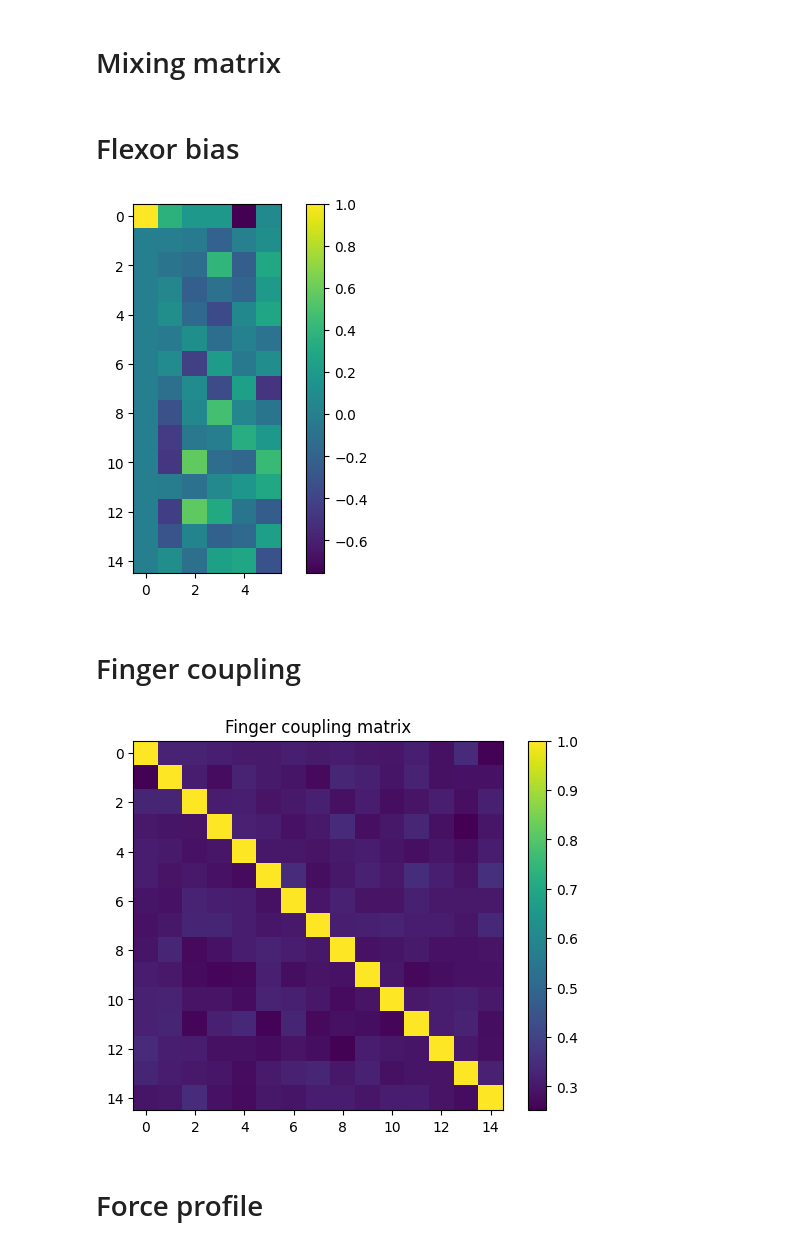
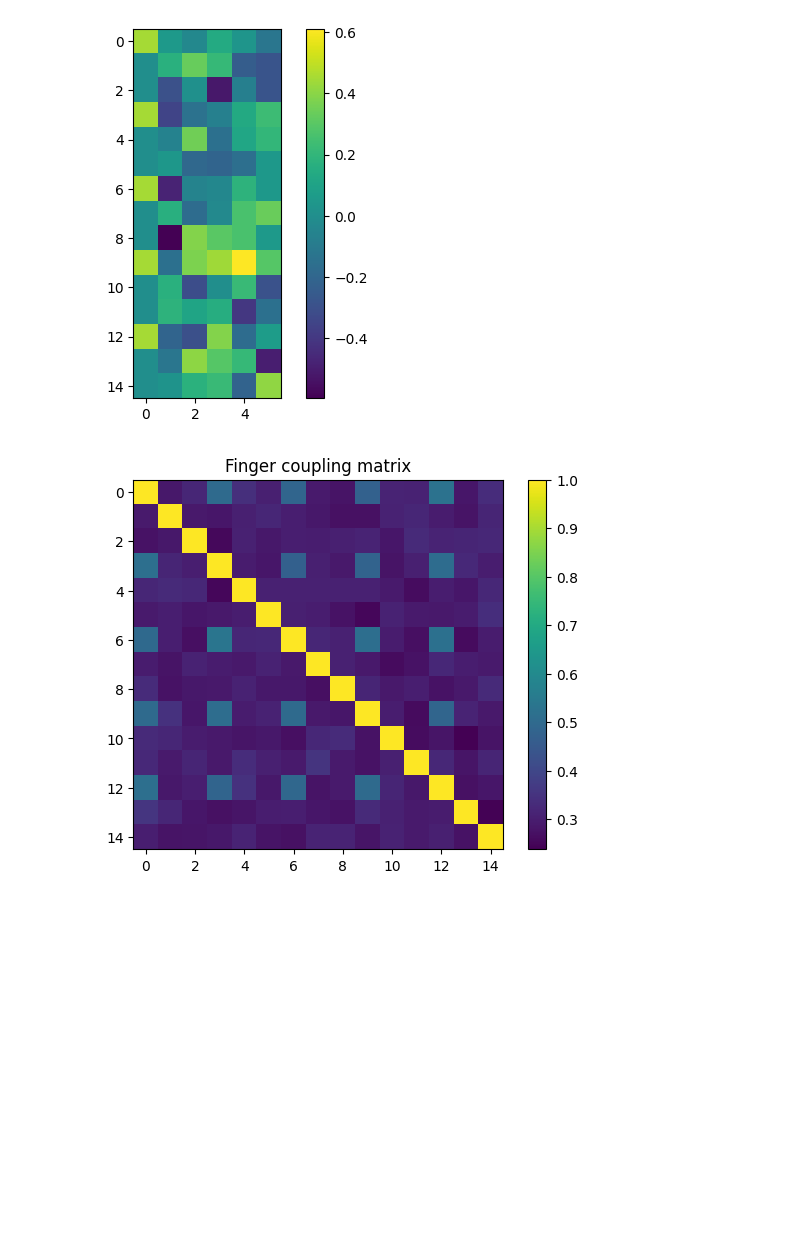
Before and after one commit to mnlmrc/OffManifoldLearning, a Jupyter notebook: notebooks/simulations.ipynb, the cells around one changed output. Cells and saved outputs as stored; diff of their text form; code cells hidden in the pictures; blank space fills up the shorter version.

```diff
--- a/notebooks/simulations.ipynb
+++ b/notebooks/simulations.ipynb
@@ -8,7 +7,5 @@ d = 6  # simulated dimensionality (including flexor bias)
 Nf, Nd = 5, 3  # 5 fingers, 3 channels/finger
 N = Nf * Nd  # N channels
 T = 200  # trial duration
-# %% [markdown]
-# Mixing matrix
 # %%
 # make a mixing matrix that maps (d-1)-dimensional latent profiles onto N-dimensional force patterns
@@ -16,32 +13,29 @@ Aa = rng.standard_normal((N, d-1)) # mixing matrix without
 Aa = Aa / (np.linalg.norm(Aa, axis=0, keepdims=True) + 1e-12)
-# %% [markdown]
-# Flexor bias
 # %%
 # Simulate flexor bias and add to the mixing matrix (flexion correspond to negative x direction)
-flexCh = np.arange(0, Nf, N, dtype=int)
+flexCh = np.arange(0, N, Nd, dtype=int)
 s = np.zeros(N)
-bias = .9
+bias = 1
 s[flexCh] = bias
 flexBias = s / np.linalg.norm(s)
 A = np.c_[flexBias, Aa]
 plt.imshow(A)
 plt.colorbar()
 plt.show()
 # %% [output]
-[figure, old version]
+[figure, new version]
-# %% [markdown]
-# Finger coupling
 # %%
+# set strength of enslaving
+flexBias = np.outer(flexBias, flexBias.T)
 coupling = .3
 C = np.full((N, N), coupling, dtype=float)
 C += 0.02 * rng.standard_normal((N, N))
+C += flexBias
 np.fill_diagonal(C, 1.0)
 plt.imshow(C)
 plt.title('Finger coupling matrix')
 plt.colorbar()
 plt.show()
 # %% [output]
-[figure, old version]
+[figure, new version]
-# %% [markdown]
-# Force profile
 # %%
```
Also changed, not shown: parts of 7 cells of this notebook, 3 other files.
